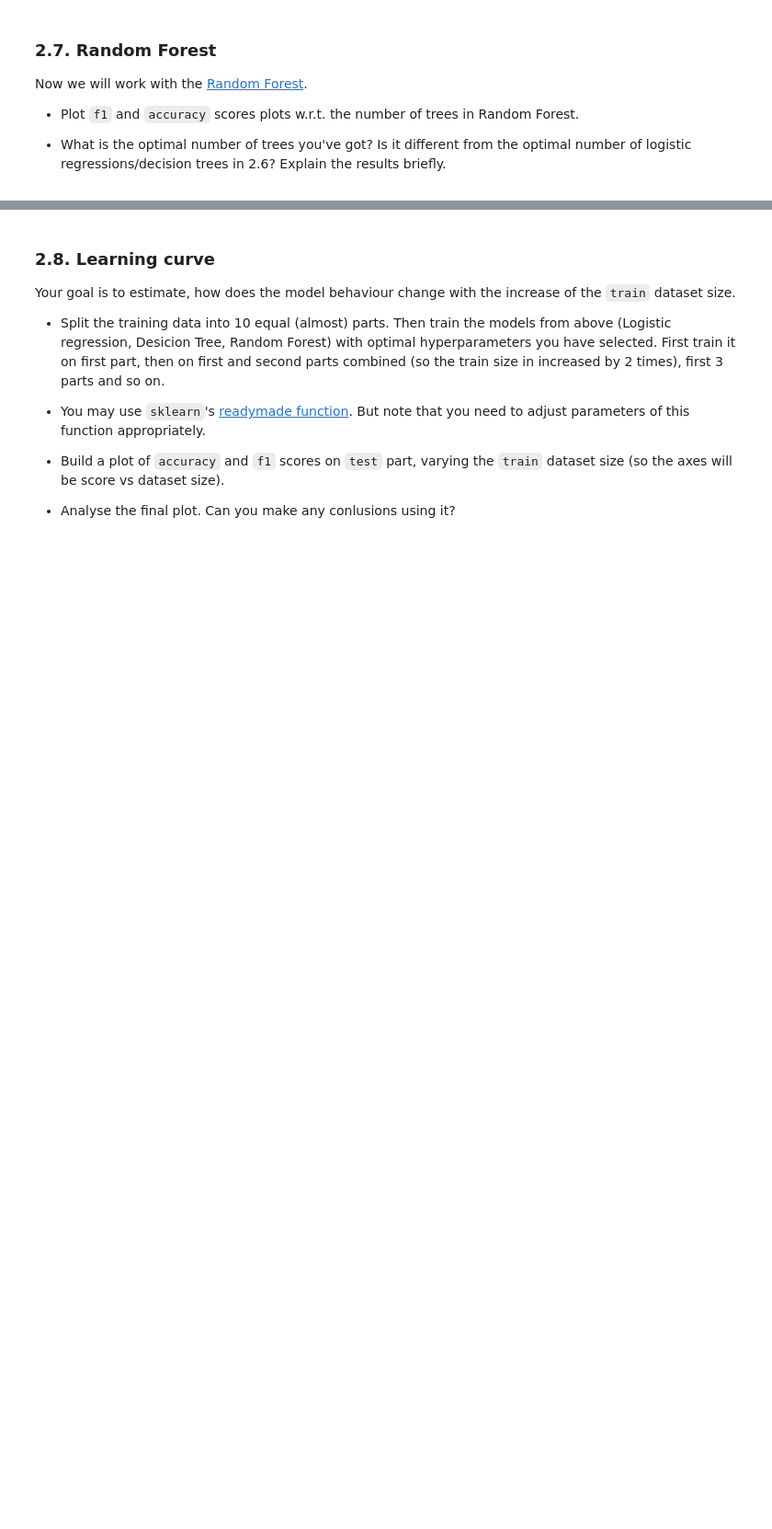
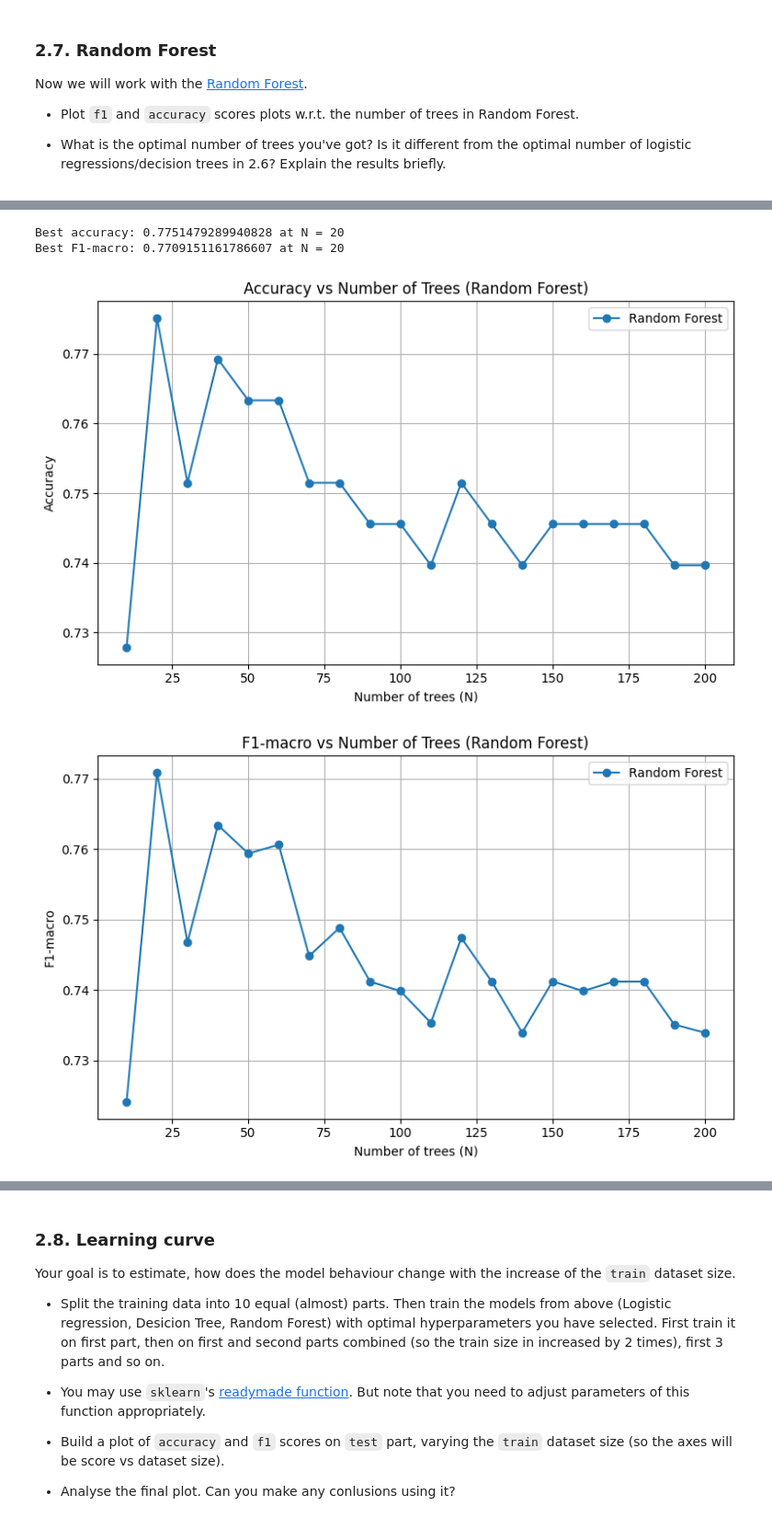
Before and after one commit to oncominglane/machine_learning_mipt_course, a Jupyter notebook: hw2 - lab1/lab01_ml_pipeline.ipynb, the cells around one changed output, grey strips where cells are left out. Shown at 92% size. Drawn from its saved outputs; the diff is of its cells as text; code cells hidden in the pictures; blank space fills up the shorter version.

```diff
--- a/hw2 - lab1/lab01_ml_pipeline.ipynb
+++ b/hw2 - lab1/lab01_ml_pipeline.ipynb
@@ -694,0 +903,40 @@ from sklearn.ensemble import RandomForestClassifier
+# %%
+# поиск лучшего N по accuracy и F1
+best_acc = max(acc_rf_list)
+best_acc_idx = acc_rf_list.index(best_acc)
+best_acc_n = n_trees_list[best_acc_idx]
+
+best_f1 = max(f1_rf_list)
+best_f1_idx = f1_rf_list.index(best_f1)
+best_f1_n = n_trees_list[best_f1_idx]
+
+print("\nBest accuracy:", best_acc, "at N =", best_acc_n)
+print("Best F1-macro:", best_f1, "at N =", best_f1_n)
+# %% [output]
+Best accuracy: 0.7751479289940828 at N = 20
+Best F1-macro: 0.7709151161786607 at N = 20
+# %%
+# accuracy plot
+plt.figure(figsize=(8, 5))
+plt.plot(n_trees_list, acc_rf_list, marker='o', label='Random Forest')
+plt.xlabel('Number of trees (N)')
+plt.ylabel('Accuracy')
+plt.title('Accuracy vs Number of Trees (Random Forest)')
+plt.grid(True)
+plt.legend()
+plt.tight_layout()
+plt.show()
+
+# F1-macro plot
+plt.figure(figsize=(8, 5))
+plt.plot(n_trees_list, f1_rf_list, marker='o', label='Random Forest')
+plt.xlabel('Number of trees (N)')
+plt.ylabel('F1-macro')
+plt.title('F1-macro vs Number of Trees (Random Forest)')
+plt.grid(True)
+plt.legend()
+plt.tight_layout()
+plt.show()
+# %% [output]
+[figure, added]
+[figure, added]
```
Also changed, not shown: parts of 27 cells of this notebook.
